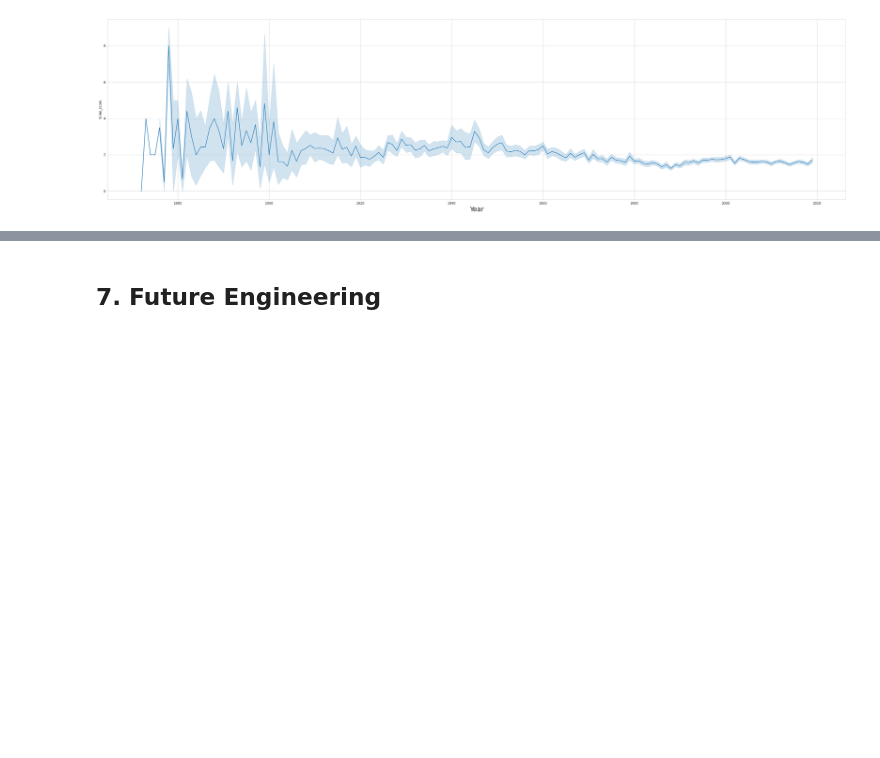
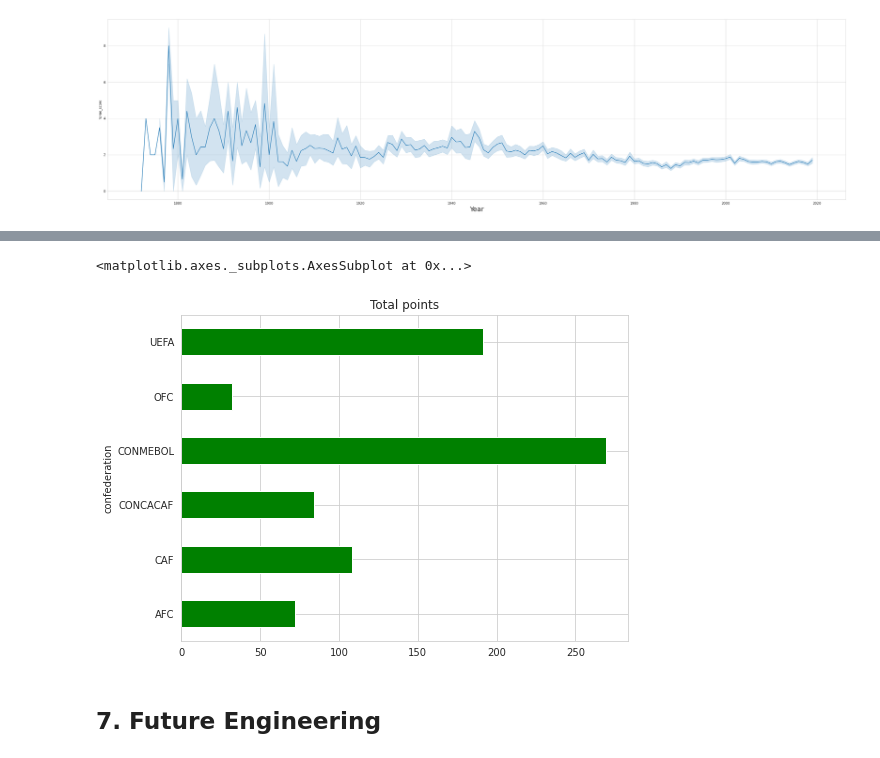
Before and after one commit to therealellam/CORE_ML_WK1, a Jupyter notebook: DSC_CORE_MOD2_WK1__ML_Bellah_Ellam.ipynb, the cells around one changed output, grey strips where cells are left out. Drawn from its saved outputs; the diff is of its cells as text; code cells hidden in the pictures; blank space fills up the shorter version.

```diff
--- a/DSC_CORE_MOD2_WK1__ML_Bellah_Ellam.ipynb
+++ b/DSC_CORE_MOD2_WK1__ML_Bellah_Ellam.ipynb
@@ -233,3 +227,8 @@ plt.xlabel("Year", fontsize=20)
 plt.show()
 # %% [output]
 [figure]
+# %%
+#Loading the 2nd dataset
+
+df2=pd.read_csv('/content/fifa_ranking.csv')
+df2.head()
@@ -236,2 +254,11 @@ plt.show()
+# %%
+#Checking which confederation has the better point performance
+
+plt.figure(figsize=(8, 6))
+con_fed=df2.groupby(['confederation'])['total_points'].mean()
+con_fed.plot(kind='barh', title='Total points',color='green')
+# %% [output]
+<matplotlib.axes._subplots.AxesSubplot at 0x...>
+[figure, added]
 # %% [markdown]
 ## 7. Future Engineering
```
Also changed, not shown: parts of 29 cells of this notebook.
